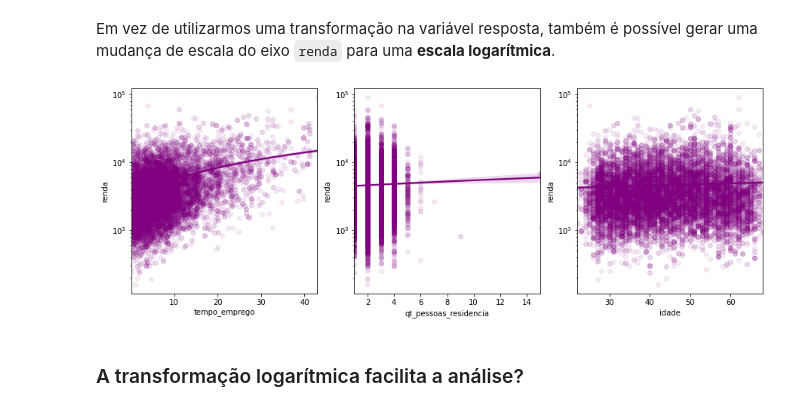
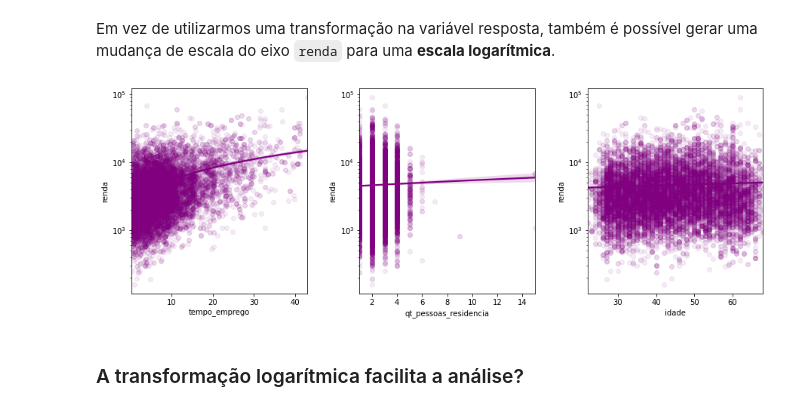
Before and after one commit to luizaires/Modelo-de-previsao-de-renda, a Jupyter notebook: Modelo_de_previsao_de_renda.ipynb, the cells around one changed output. Cells and saved outputs as stored; diff of their text form; code cells hidden in the pictures.

Commit message:
Using for loops in order to create the scatter plots and the regplots

```diff
--- a/Modelo_de_previsao_de_renda.ipynb
+++ b/Modelo_de_previsao_de_renda.ipynb
@@ -150,16 +160,12 @@ sns.displot(data = df_2, alpha = 0.2, x = 'renda', hue = 'faixas_renda', kind =
 # %%
 fig, ax = plt.subplots(2, 1, figsize = (8, 12))
 #Plotagem dos gráficos de dispersão
-sns.regplot(ax = ax[0],
-            x = 'tempo_emprego',
-            y = 'renda',
-            data = df_2,
-            scatter_kws= {'alpha': 0.15})
-sns.regplot(ax = ax[1],
-            x = 'idade',
-            y = 'renda',
-            data = df_2,
-            scatter_kws = {'alpha': 0.15})
+for i, var in enumerate(['tempo_emprego', 'idade']):
+    sns.regplot(ax = ax[i],
+                x = var,
+                y = 'renda',
+                data = df_2,
+                scatter_kws= {'alpha': 0.15})
 #Ajuste dos gráficos
 plt.subplots_adjust(hspace = 0.2)
 # %% [output]
@@ -290,32 +286,18 @@ Em vez de utilizarmos uma transformação na variável resposta, também é poss
 # %%
 fig, ax = plt.subplots(1, 3, figsize = (15, 5))
 
-splot_1 = sns.regplot(ax = ax[0],
-                      x = 'tempo_emprego',
-                      y = 'renda',
-                      data = df,
-                      color = 'purple',
-                      scatter_kws = {'alpha': 0.08})
-splot_2 = sns.regplot(ax = ax[1],
-                      x = 'qt_pessoas_residencia',
-                      y = 'renda',
-                      data = df,
-                      color = 'purple',
-                      scatter_kws = {'alpha': 0.08})
-splot_3 = sns.regplot(ax = ax[2],
-                      x = 'idade',
-                      y = 'renda',
-                      data = df,
-                      color = 'purple',
-                      scatter_kws = {'alpha': 0.08})
+for i, col in enumerate(cols):
+    sns.regplot(ax = ax[i],
+                x = col,
+                y = 'renda',
+                data = df,
+                color = 'purple',
+                scatter_kws = {'alpha': 0.08})
+    ax[i].set(yscale = 'log')
 
-splot_1.set(yscale = 'log')
-splot_2.set(yscale = 'log')
-splot_3.set(yscale = 'log')
-
-plt.subplots_adjust(wspace = 0.2)
+plt.subplots_adjust(wspace = 0.3)
 # %% [output]
-[figure, old version]
+[figure, new version]
 # %% [markdown]
 ### A transformação logarítmica facilita a análise?
 # %%
```
Also changed, not shown: parts of 5 cells of this notebook.
